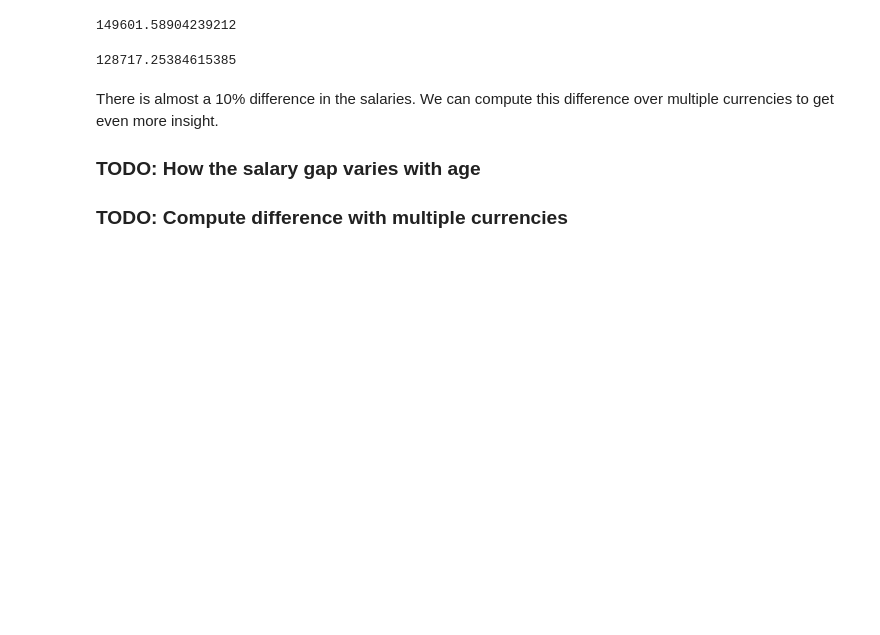
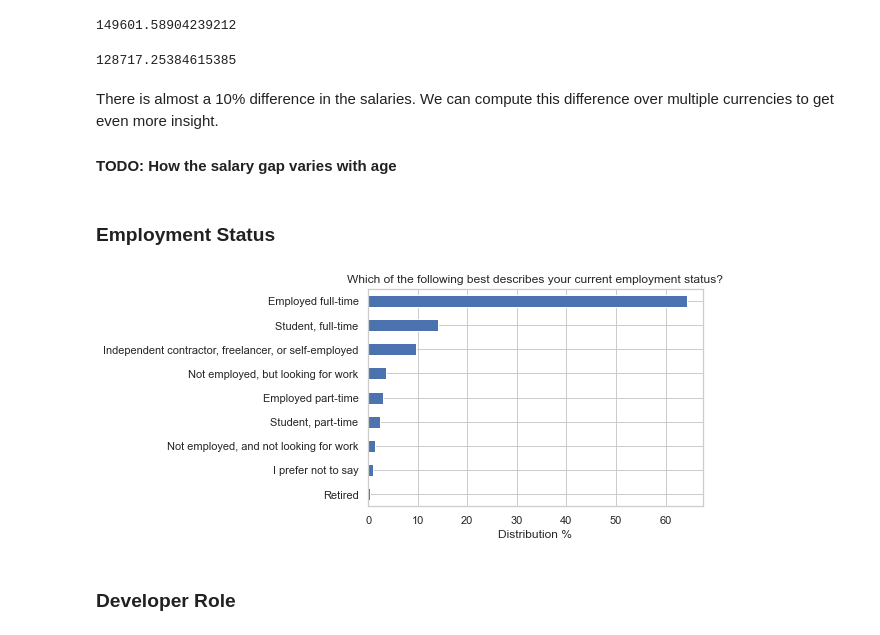
Before and after one commit to Talha0077/Stackoverflow-2021-Survey-EDA, a Jupyter notebook: EDA.ipynb, the cells around one changed output. Cells and saved outputs as stored; diff of their text form; code cells hidden in the pictures; blank space fills up the shorter version.

```diff
--- a/EDA.ipynb
+++ b/EDA.ipynb
@@ -229,5 +241,14 @@ womens_salary_avg
 # %% [markdown]
 There is almost a 10% difference in the salaries. We can compute this difference over multiple currencies to get even more insight.
 
-### TODO: How the salary gap varies with age
-### TODO: Compute difference with multiple currencies
+#### TODO: How the salary gap varies with age
+# %% [markdown]
+### Employment Status
+# %%
+(responses_df.Employment.value_counts(normalize=True, ascending=True) * 100).plot(kind='barh', color='b')
+plt.title(question_key['Employment'])
+plt.xlabel('Distribution %');
+# %% [output]
+[figure, added]
+# %% [markdown]
+### Developer Role
```
Also changed, not shown: parts of 21 cells of this notebook.
